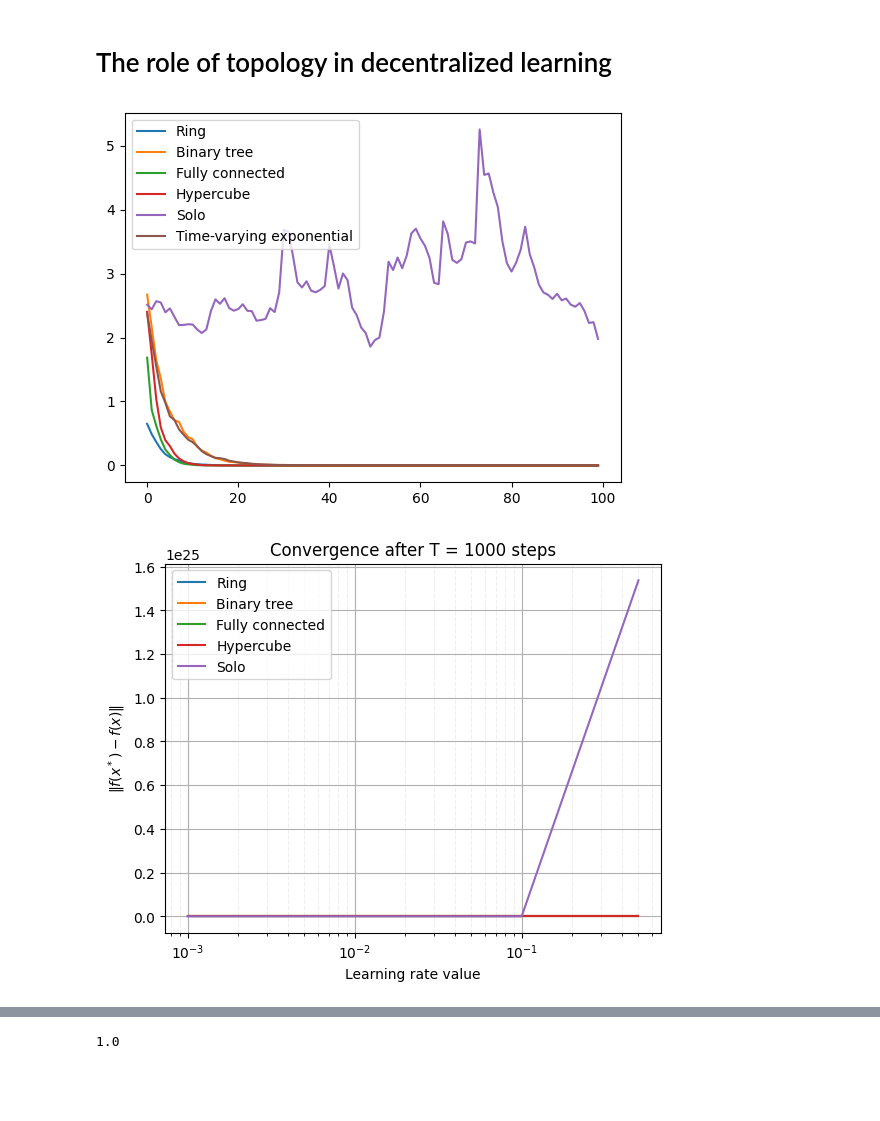
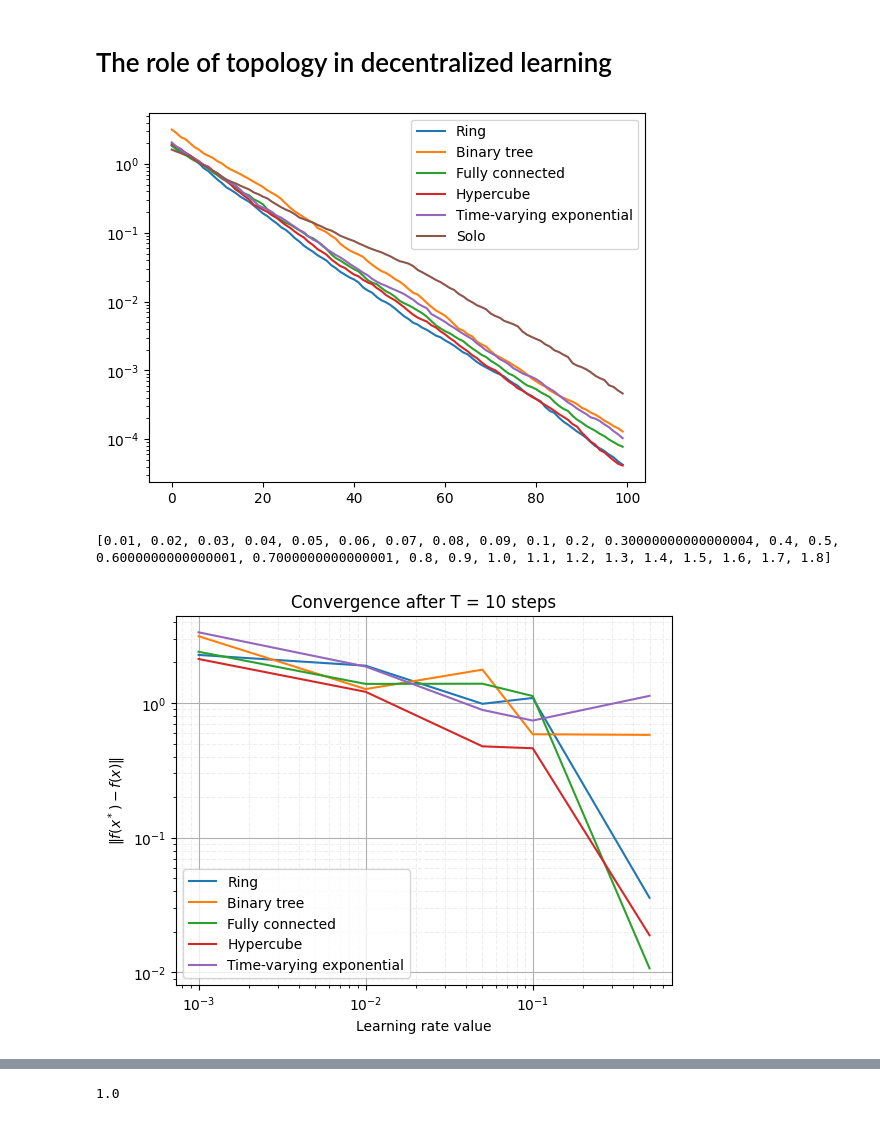
Before and after one commit to hduprieu/changing_topology, a Jupyter notebook: EA.ipynb, the cells around one changed output, grey strips where cells are left out. Drawn from its saved outputs; the diff is of its cells as text; code cells hidden in the pictures; blank space fills up the shorter version.

```diff
--- a/EA.ipynb
+++ b/EA.ipynb
@@ -421,6 +421,7 @@ def DSGD_toypbm(lr, d, n, T, topologies, show):
             norms.append(np.mean(np.linalg.norm(X, axis = 1, ord = 2)))
         if show :
             ax.plot(np.arange(0, T), norms, label = topology)
+            ax.set_yscale('log')
             ax.legend()
         final_results.append(norms[-1])
     if show:
@@ -430,21 +431,21 @@ def DSGD_toypbm(lr, d, n, T, topologies, show):
 # %%
 d = 4
 n = 32
 T = 100
 
 topologies = [
         "Ring",
         "Binary tree",
         "Fully connected",
         "Hypercube",
         "Time-varying exponential",
         "Solo",
 
     ]
 
-DSGD_toypbm(0.4, d, n, T, topologies, True)
+DSGD_toypbm(0.1, d, n, T, topologies, True)
 # %% [output]
-[figure, old version]
+[figure, new version]
 # %%
 def list_learning_rates():
     '''
@@ -457,6 +458,9 @@ def list_learning_rates():
     for k in range(9):
         li.append(1. + k/10)
     return li
+print(list_learning_rates())
+# %% [output]
+[0.01, 0.02, 0.03, 0.04, 0.05, 0.06, 0.07, 0.08, 0.09, 0.1, 0.2, 0.30000000000000004, 0.4, 0.5, 0.6000000000000001, 0.7000000000000001, 0.8, 0.9, 1.0, 1.1, 1.2, 1.3, 1.4, 1.5, 1.6, 1.7, 1.8]
 # %%
 def learning_rate_dependency(d, n, T, topologies):
     """
@@ -480,6 +484,7 @@ def learning_rate_dependency(d, n, T, topologies):
         matrix[k,:] = np.array(DSGD_toypbm(lr, d, n, T, topologies, False))
     for topology, j in zip(topologies, range(len(topologies))):
         ax.plot(learning_rates, matrix[:,j], label = topology)
+        ax.set_yscale('log')
         ax.set_xscale('log')
         ax.legend()
     ax.set_ylabel(f'$\| f(x^*) - f(x) \| $')
@@ -489,9 +494,9 @@ def learning_rate_dependency(d, n, T, topologies):
     ax.grid(which='minor', alpha=0.2, linestyle='--')
     plt.show()
 
-learning_rate_dependency(d, n, 1000, topologies[:-1])
+learning_rate_dependency(d, n, 10, topologies[:-1])
 # %% [output]
-[figure, old version]
+[figure, new version]
 # %%
 def DSGD_toypbm_epsilon(lr, d, n, topology, T_max, epsilon):
     """
```
Also changed, not shown: parts of 1 cell of this notebook.
